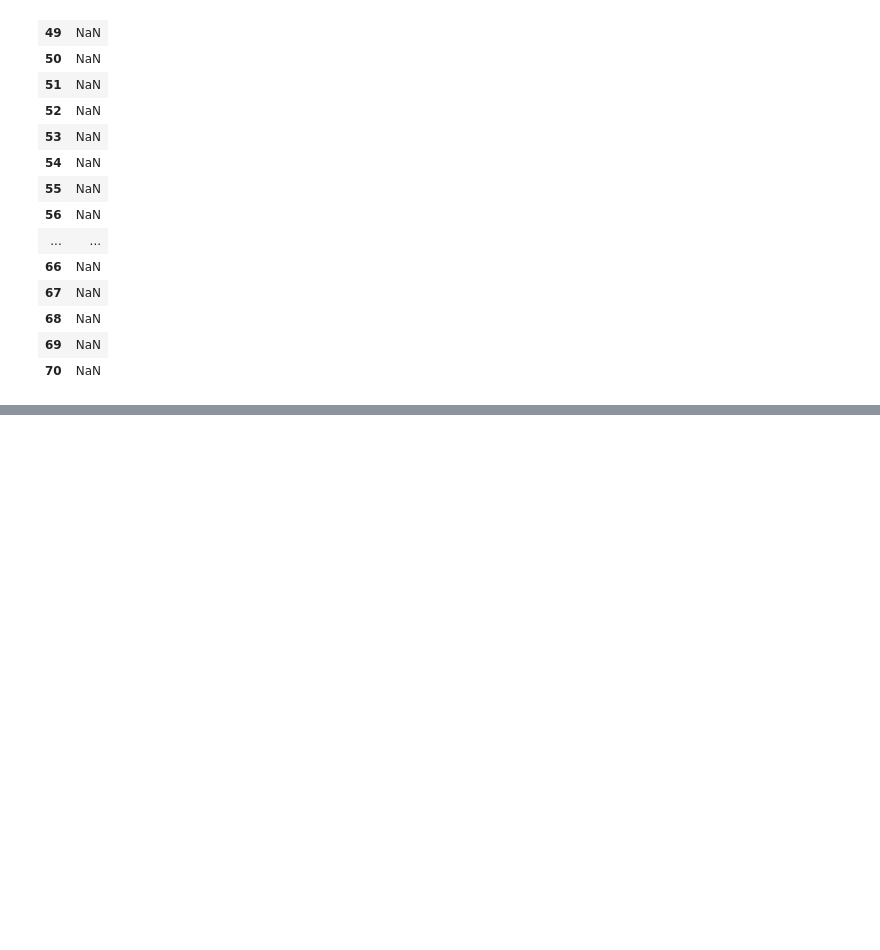
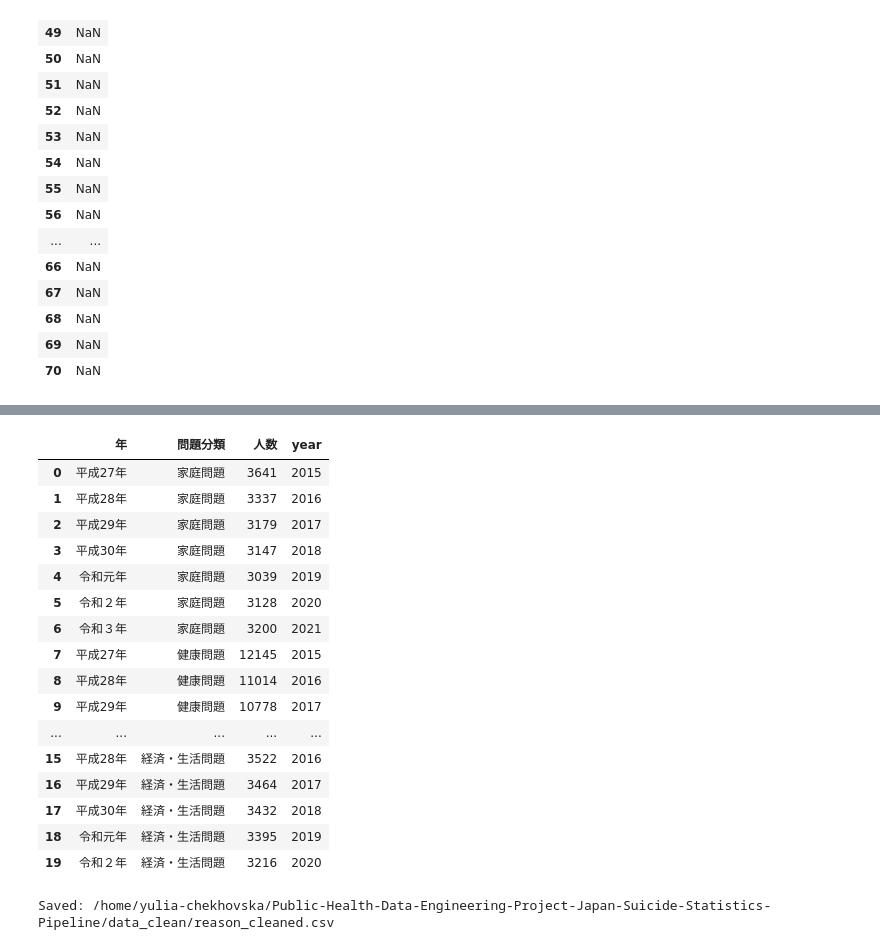
Before and after one commit to YuriyaJP/Public-Health-Data-Engineering-Project-Japan-Suicide-Statistics-Pipeline, a Jupyter notebook: notebooks/Cleaned_dataframe_analysis.ipynb, the cells around one changed output, grey strips where cells are left out. Saved outputs shown, nothing was run; the diff lists cells and outputs as text; code cells hidden in the pictures; blank space fills up the shorter version.

```diff
--- a/notebooks/Cleaned_dataframe_analysis.ipynb
+++ b/notebooks/Cleaned_dataframe_analysis.ipynb
@@ -362,0 +415,5 @@ def clean_problem_table(df, name):
+# %%
+import pandas as pd
+
+raw30 = pd.read_csv("/home/yulia-chekhovska/Public-Health-Data-Engineering-Project-Japan-Suicide-Statistics-Pipeline/data_processed/page30_table3_cleaned.csv")
+raw30.head(20)
@@ -362,0 +438,69 @@ def clean_problem_table(df, name):
+# %%
+df = raw30.copy()
+
+# Normalize category labels
+df["問題分類"] = df["問題分類"].str.replace("\n", "", regex=False)
+
+# Fix comma numbers
+df["人数"] = df["人数"].astype(str).str.replace(",", "", regex=False).astype(int)
+
+# Map of eras
+era_map = {
+    "平成": 1988,   # Heisei N = 1988 + N
+    "令和": 2018    # Reiwa N = 2018 + N
+}
+
+def convert_era(year_str):
+    if not isinstance(year_str, str):
+        return None
+
+    year_str = year_str.strip()
+
+    # Fix full-width digits → half-width
+    year_str = year_str.translate(str.maketrans("０１２３４５６７８９", "0123456789"))
+
+    for era, base in era_map.items():
+        if era in year_str:
+            num = year_str.replace(era, "").replace("年", "")
+
+            # Handle 元年 → 1
+            if num == "元":
+                num = "1"
+
+            # Convert
+            try:
+                return base + int(num)
+            except ValueError:
+                return None
+
+    return None
+
+df["year"] = df["年"].apply(convert_era)
+
+df.head(20)
+# %% [output]
+|  | 年 | 問題分類 | 人数 | year |
+| 0 | 平成27年 | 家庭問題 | 3641 | 2015 |
+| 1 | 平成28年 | 家庭問題 | 3337 | 2016 |
+| 2 | 平成29年 | 家庭問題 | 3179 | 2017 |
+| 3 | 平成30年 | 家庭問題 | 3147 | 2018 |
+| 4 | 令和元年 | 家庭問題 | 3039 | 2019 |
+| 5 | 令和２年 | 家庭問題 | 3128 | 2020 |
+| 6 | 令和３年 | 家庭問題 | 3200 | 2021 |
+| 7 | 平成27年 | 健康問題 | 12145 | 2015 |
+| 8 | 平成28年 | 健康問題 | 11014 | 2016 |
+| 9 | 平成29年 | 健康問題 | 10778 | 2017 |
+| ... | ... | ... | ... | ... |
+| 15 | 平成28年 | 経済・生活問題 | 3522 | 2016 |
+| 16 | 平成29年 | 経済・生活問題 | 3464 | 2017 |
+| 17 | 平成30年 | 経済・生活問題 | 3432 | 2018 |
+| 18 | 令和元年 | 経済・生活問題 | 3395 | 2019 |
+| 19 | 令和２年 | 経済・生活問題 | 3216 | 2020 |
+# %%
+
+output_path = "/home/yulia-chekhovska/Public-Health-Data-Engineering-Project-Japan-Suicide-Statistics-Pipeline/data_clean/reason_cleaned.csv"
+
+df.to_csv(output_path, index=False, encoding="utf-8-sig")
+print("Saved:", output_path)
+# %% [output]
+Saved: /home/yulia-chekhovska/Public-Health-Data-Engineering-Project-Japan-Suicide-Statistics-Pipeline/data_clean/reason_cleaned.csv
```
Also changed, not shown: parts of 14 cells of this notebook.
